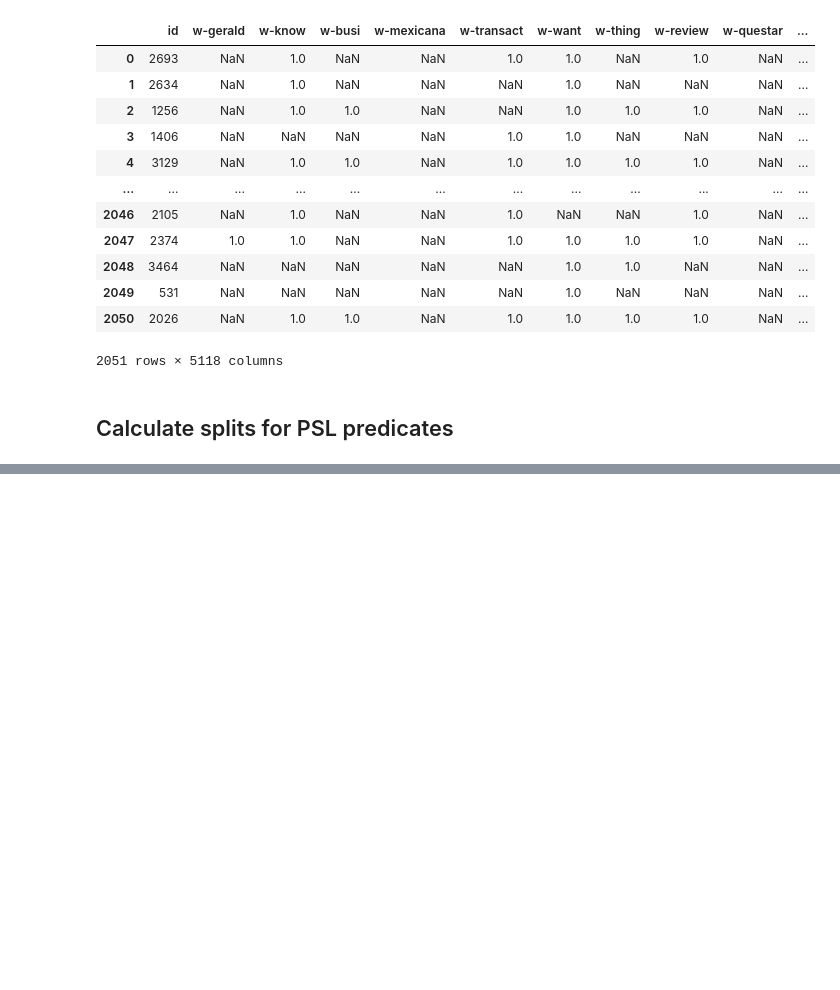
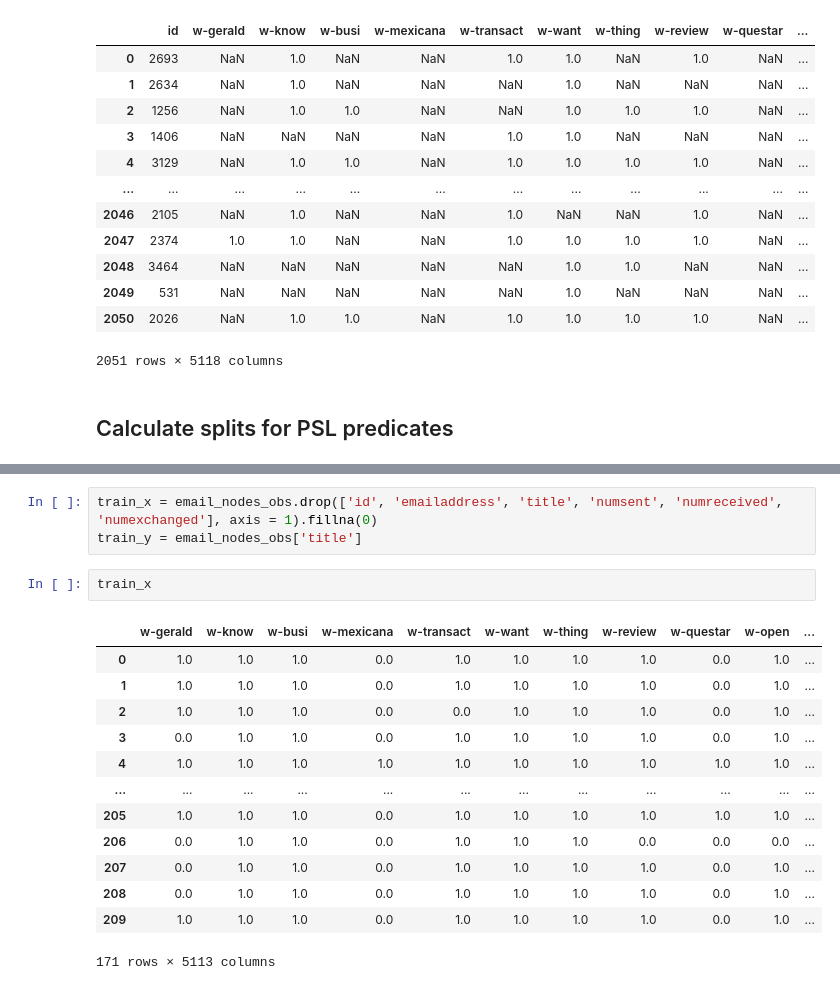
Before and after one commit to linqs/collective-graph-identification, a Jupyter notebook: scripts/Data Refactor.ipynb, the cells around one changed output, grey strips where cells are left out. Saved outputs shown, nothing was run; the diff lists cells and outputs as text; blank space fills up the shorter version.

```diff
--- a/scripts/Data Refactor.ipynb
+++ b/scripts/Data Refactor.ipynb
@@ -373,0 +394,19 @@ manager_edges
+# %%
+train_x = email_nodes_obs.drop(['id', 'emailaddress', 'title', 'numsent', 'numreceived', 'numexchanged'], axis = 1).fillna(0)
+train_y = email_nodes_obs['title']
+# %%
+train_x
+# %% [output]
+|  | w-gerald | w-know | w-busi | w-mexicana | w-transact | w-want | w-thing | w-review | w-questar | w-open | ... |
+| 0 | 1.0 | 1.0 | 1.0 | 0.0 | 1.0 | 1.0 | 1.0 | 1.0 | 0.0 | 1.0 | ... |
+| 1 | 1.0 | 1.0 | 1.0 | 0.0 | 1.0 | 1.0 | 1.0 | 1.0 | 0.0 | 1.0 | ... |
+| 2 | 1.0 | 1.0 | 1.0 | 0.0 | 0.0 | 1.0 | 1.0 | 1.0 | 0.0 | 1.0 | ... |
+| 3 | 0.0 | 1.0 | 1.0 | 0.0 | 1.0 | 1.0 | 1.0 | 1.0 | 0.0 | 1.0 | ... |
+| 4 | 1.0 | 1.0 | 1.0 | 1.0 | 1.0 | 1.0 | 1.0 | 1.0 | 1.0 | 1.0 | ... |
+| ... | ... | ... | ... | ... | ... | ... | ... | ... | ... | ... | ... |
+| 205 | 1.0 | 1.0 | 1.0 | 0.0 | 1.0 | 1.0 | 1.0 | 1.0 | 1.0 | 1.0 | ... |
+| 206 | 0.0 | 1.0 | 1.0 | 0.0 | 1.0 | 1.0 | 1.0 | 0.0 | 0.0 | 0.0 | ... |
+| 207 | 0.0 | 1.0 | 1.0 | 0.0 | 1.0 | 1.0 | 1.0 | 1.0 | 0.0 | 1.0 | ... |
+| 208 | 0.0 | 1.0 | 1.0 | 0.0 | 1.0 | 1.0 | 1.0 | 1.0 | 0.0 | 1.0 | ... |
+| 209 | 1.0 | 1.0 | 1.0 | 0.0 | 1.0 | 1.0 | 1.0 | 1.0 | 0.0 | 1.0 | ... |
+171 rows × 5113 columns
```
Also changed, not shown: parts of 12 cells of this notebook.
